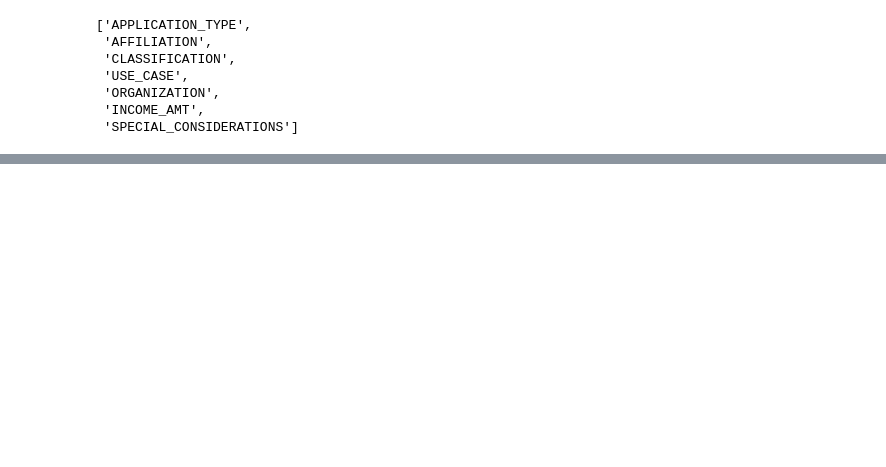
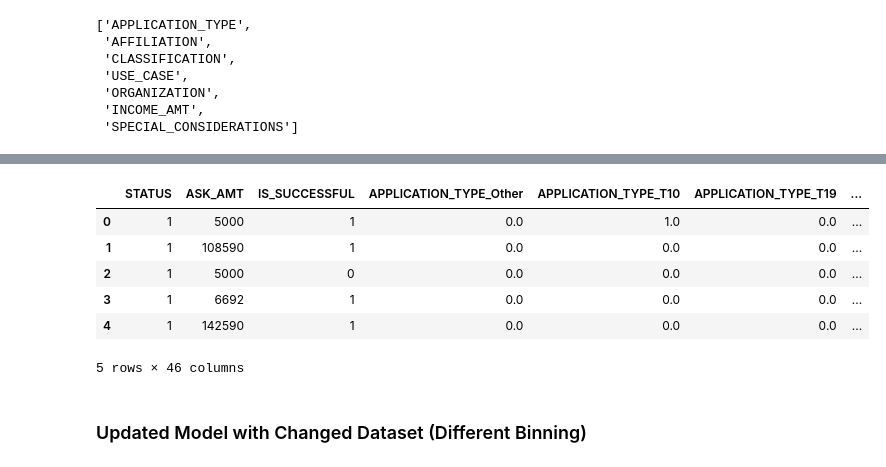
Before and after one commit to aseo67/Neural_Network_Charity_Analysis, a Jupyter notebook: AlphabetSoupCharity_Optimization.ipynb, the cells around one changed output, grey strips where cells are left out. Cells and saved outputs as stored; diff of their text form; code cells hidden in the pictures; blank space fills up the shorter version.

```diff
--- a/AlphabetSoupCharity_Optimization.ipynb
+++ b/AlphabetSoupCharity_Optimization.ipynb
@@ -77,8 +77,8 @@ application_counts.plot.density()
 <AxesSubplot:ylabel='Density'>
 [figure]
 # %%
-# Determine which values to replace if counts are less than 500
-replace_application = list(application_counts[application_counts < 500].index)
+# Determine which values to replace if counts are less than 100
+replace_application = list(application_counts[application_counts < 100].index)
 
 # Replace in dataframe
 for app in replace_application:
@@ -122,7 +123,7 @@ classification_counts.plot.density()
 [figure]
 # %%
 # Determine which values to replace if counts are less than ..?
-replace_classification = list(classification_counts[classification_counts < 1000].index)
+replace_classification = list(classification_counts[classification_counts < 500].index)
 
 # Replace in dataframe
 for cls in replace_classification:
@@ -150,3 +152,13 @@ application_cat
  'ORGANIZATION',
  'INCOME_AMT',
  'SPECIAL_CONSIDERATIONS']
+# %%
+# Create a OneHotEncoder instance
+enc = OneHotEncoder(sparse=False)
+
+# Fit and transform the OneHotEncoder using the categorical variable list
+encode_df = pd.DataFrame(enc.fit_transform(application_df[application_cat]))
+
+# Add the encoded variable names to the dataframe
+encode_df.columns = enc.get_feature_names(application_cat)
+encode_df.head()
@@ -152,0 +173,13 @@ application_cat
+# %%
+# Merge one-hot encoded features and drop the originals
+application_df = application_df.merge(encode_df, left_index=True, right_index=True)
+application_df = application_df.drop(application_cat, 1)
+application_df.head()
+# %% [output]
+|  | STATUS | ASK_AMT | IS_SUCCESSFUL | APPLICATION_TYPE_Other | APPLICATION_TYPE_T10 | APPLICATION_TYPE_T19 | ... |
+| 0 | 1 | 5000 | 1 | 0.0 | 1.0 | 0.0 | ... |
+| 1 | 1 | 108590 | 1 | 0.0 | 0.0 | 0.0 | ... |
+| 2 | 1 | 5000 | 0 | 0.0 | 0.0 | 0.0 | ... |
+| 3 | 1 | 6692 | 1 | 0.0 | 0.0 | 0.0 | ... |
+| 4 | 1 | 142590 | 1 | 0.0 | 0.0 | 0.0 | ... |
+5 rows × 46 columns
@@ -152,0 +203,2 @@ application_cat
+# %% [markdown]
+### Updated Model with Changed Dataset (Different Binning)
```
Also changed, not shown: parts of 21 cells of this notebook, 26 other files.
